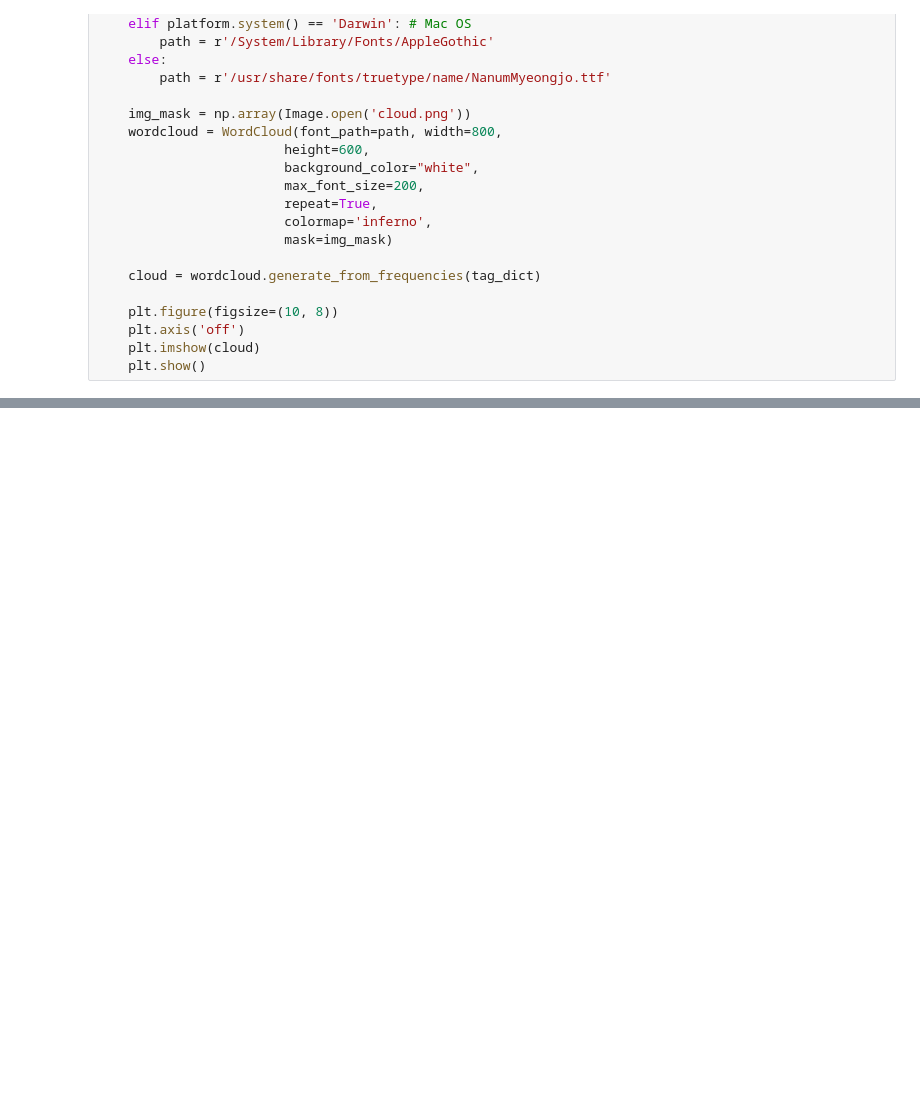
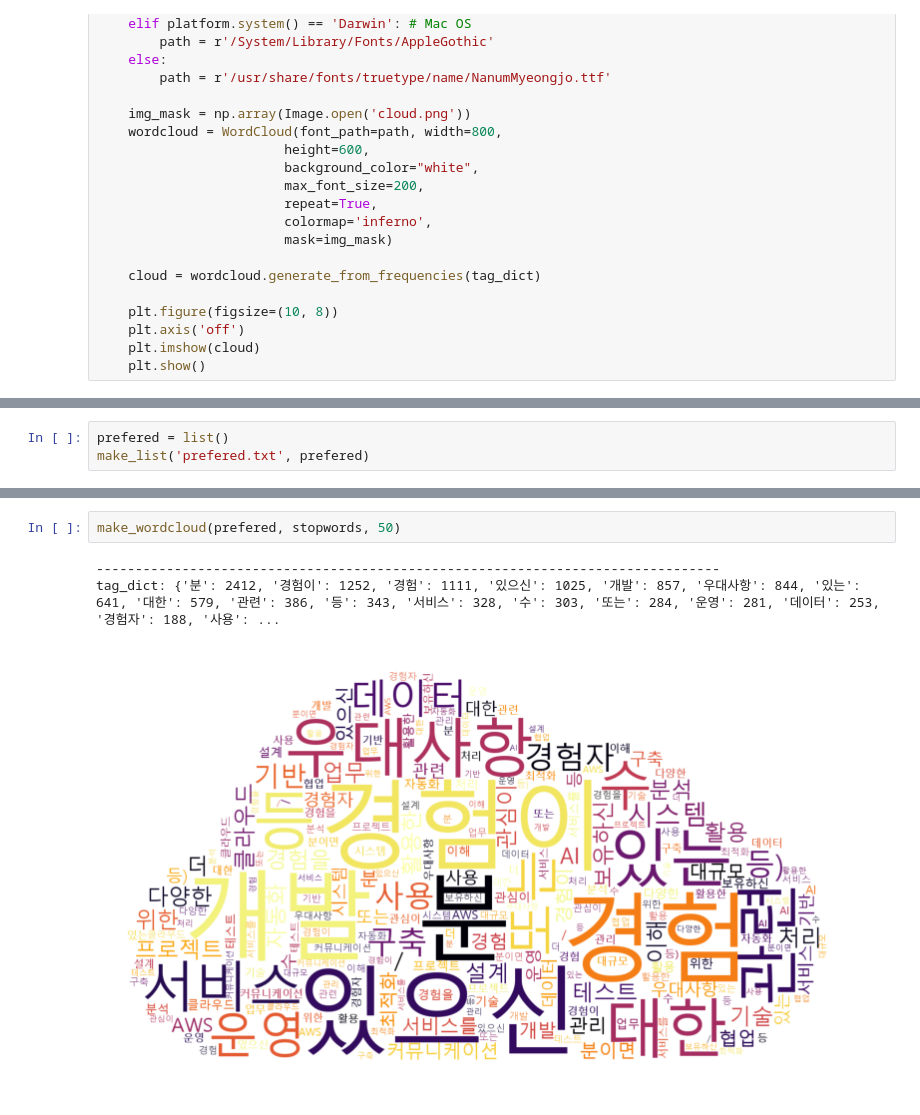
Before and after one commit to matdongsan5/Project, a Jupyter notebook: Crawrl_이정욱/make_wordcolud.ipynb, the cells around one changed output, grey strips where cells are left out. Saved outputs shown, nothing was run; the diff lists cells and outputs as text; blank space fills up the shorter version.

```diff
--- a/Crawrl_이정욱/make_wordcolud.ipynb
+++ b/Crawrl_이정욱/make_wordcolud.ipynb
@@ -81,0 +84,3 @@ ns_list
+# %%
+prefered = list()
+make_list('prefered.txt', prefered)
@@ -92,0 +160,6 @@ tag_dict: {'설계': 10, '개발': 6, '플랫폼': 5, '모델': 5, '솔루션':
+# %%
+make_wordcloud(prefered, stopwords, 50)
+# %% [output]
+--------------------------------------------------------------------------------
+tag_dict: {'분': 2412, '경험이': 1252, '경험': 1111, '있으신': 1025, '개발': 857, '우대사항': 844, '있는': 641, '대한': 579, '관련': 386, '등': 343, '서비스': 328, '수': 303, '또는': 284, '운영': 281, '데이터': 253, '경험자': 188, '사용': ...
+[figure, added]
```
Also changed, not shown: parts of 13 cells of this notebook, 4 other files.
